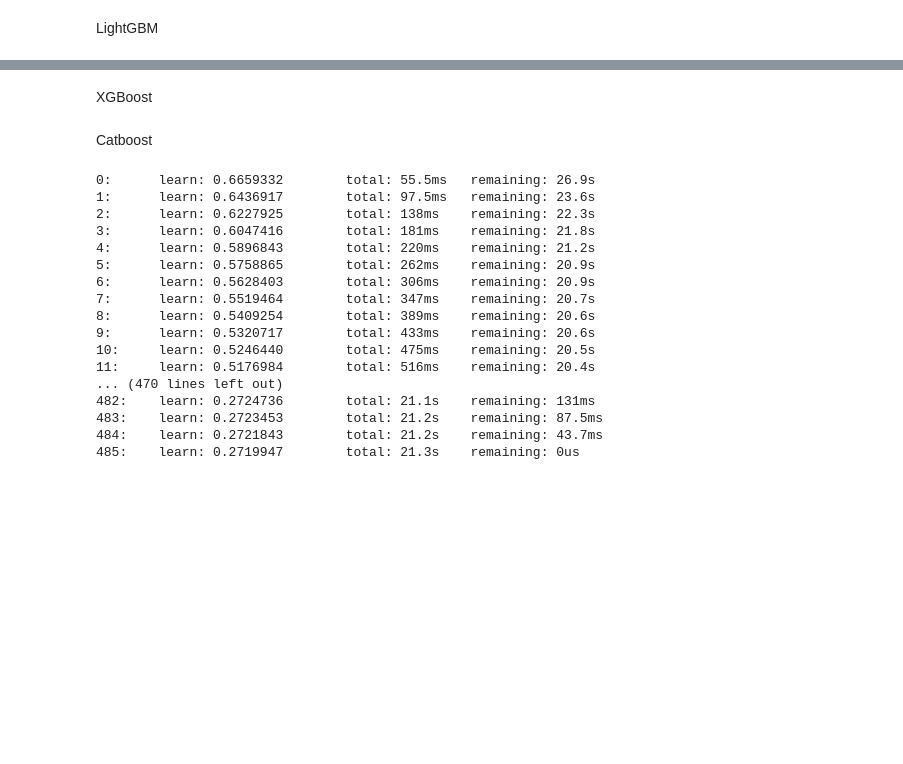
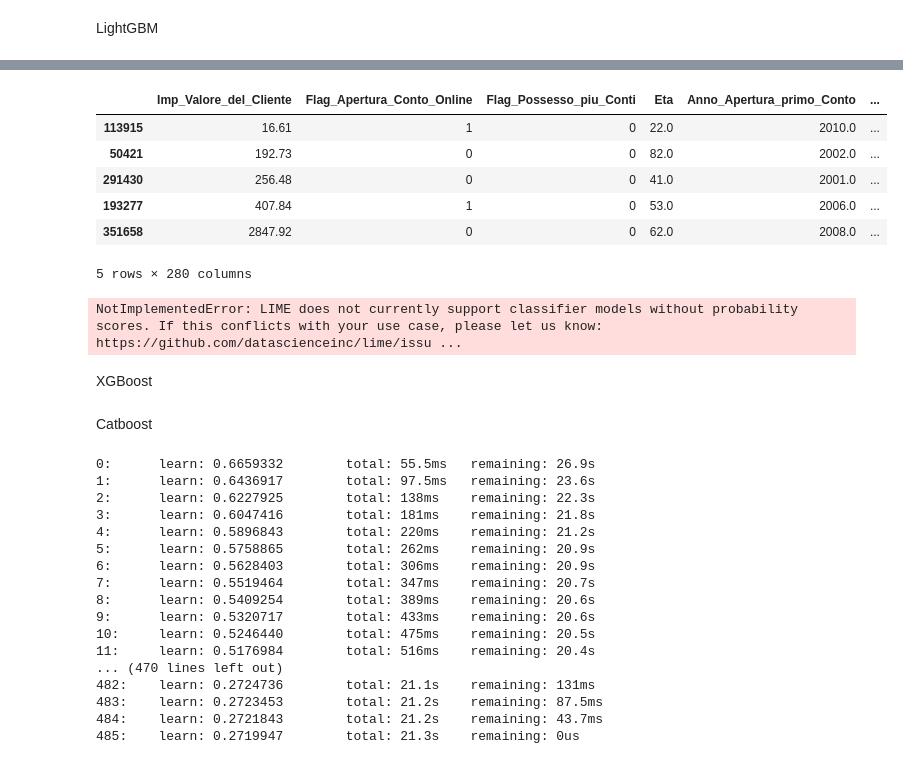
Before and after one commit to emanueleiacca/Analysis-on-Churn-Banking-Modeling-Dataset, a Jupyter notebook: Blackbox.ipynb, the cells around one changed output, grey strips where cells are left out. Saved outputs shown, nothing was run; the diff lists cells and outputs as text; code cells hidden in the pictures; blank space fills up the shorter version.

```diff
--- a/Blackbox.ipynb
+++ b/Blackbox.ipynb
@@ -146,3 +114,41 @@ lgbm_predictions = best_lgb_classifier.predict_proba(X_test_final)[:, 1]
+# %%
+import lime
+from lime import lime_tabular
+
+import pandas as pd
+
+# Calcolare la media per le colonne numeriche
+numeric_columns = X_train_final.select_dtypes(include=['float64', 'int64']).columns
+X_train_final[numeric_columns] = X_train_final[numeric_columns].fillna(X_train_final[numeric_columns].mean())
+
+# Calcolare la moda per le colonne categoriche
+for column in categorical_columns:
+    if X_train_final[column].isnull().any():
+        mode_value = X_train_final[column].mode().iloc[0] if len(X_train_final[column].dropna()) > 0 else None
+        if mode_value is not None:
+            X_train_final[column] = X_train_final[column].fillna(mode_value)
+
+explainer = lime.lime_tabular.LimeTabularExplainer(X_train_final.values,
+                                                   feature_names=X_train_final.columns.values.tolist(),
+                                                   class_names=['Flag_Richiesta_EStinzione_cc'],
+                                                   verbose=True, mode='classification')
+# %%
+X_train_final.head()
+# %% [output]
+|  | Imp_Valore_del_Cliente | Flag_Apertura_Conto_Online | Flag_Possesso_piu_Conti | Eta | Anno_Apertura_primo_Conto | ... |
+| 113915 | 16.61 | 1 | 0 | 22.0 | 2010.0 | ... |
+| 50421 | 192.73 | 0 | 0 | 82.0 | 2002.0 | ... |
+| 291430 | 256.48 | 0 | 0 | 41.0 | 2001.0 | ... |
+| 193277 | 407.84 | 1 | 0 | 53.0 | 2006.0 | ... |
+| 351658 | 2847.92 | 0 | 0 | 62.0 | 2008.0 | ... |
+5 rows × 280 columns
+# %%
+
+exp = explainer.explain_instance(X_test_final.values[5], best_lgb_classifier.predict, num_features=6)
+# Show the predictions
+exp.show_in_notebook(show_table=True)
+# %% [output]
+NotImplementedError: LIME does not currently support classifier models without probability scores. If this conflicts with your use case, please let us know: https://github.com/datascienceinc/lime/issu ...
 # %% [markdown]
 XGBoost
 # %%
```
Also changed, not shown: parts of 8 cells of this notebook.
